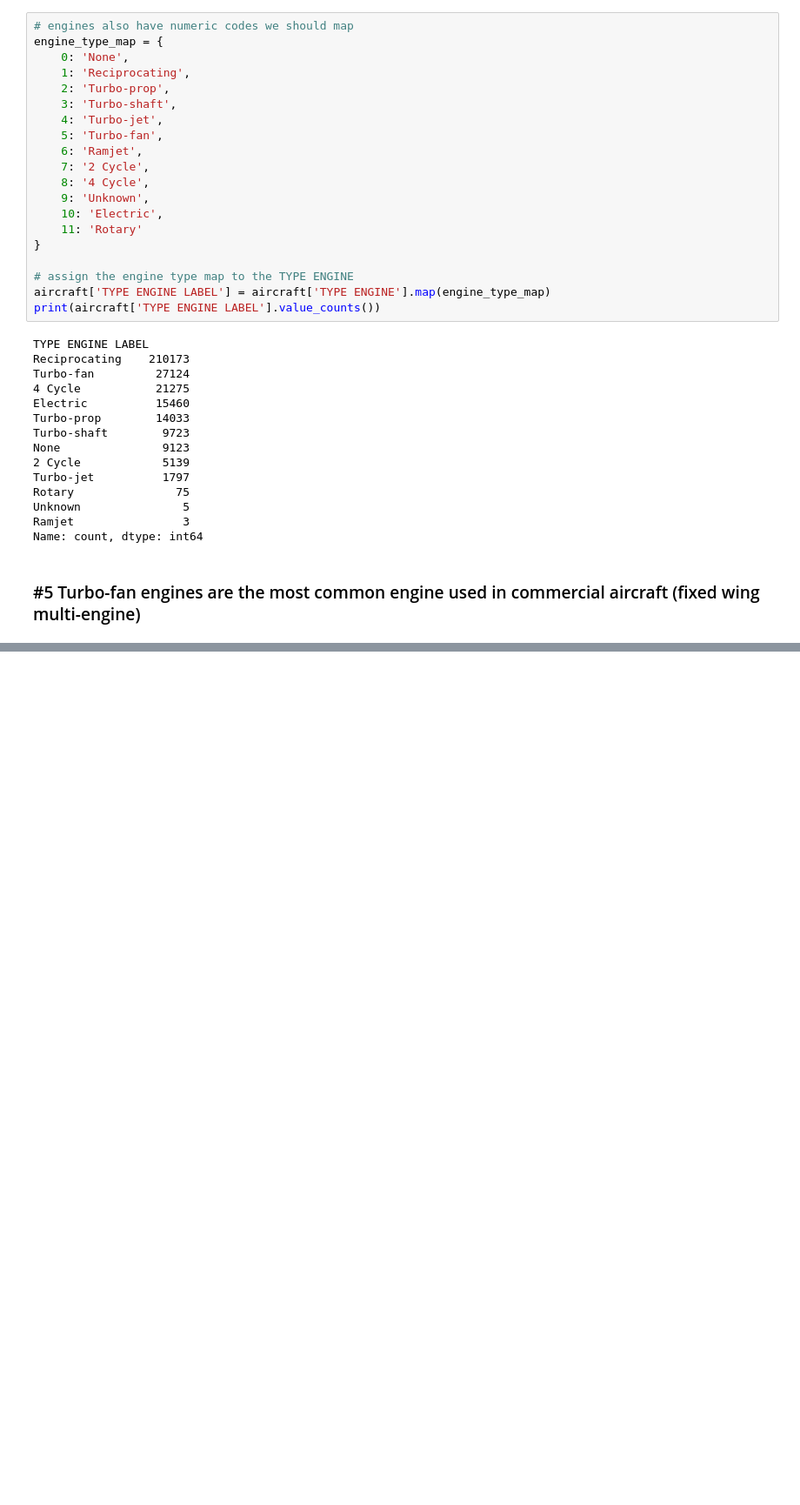
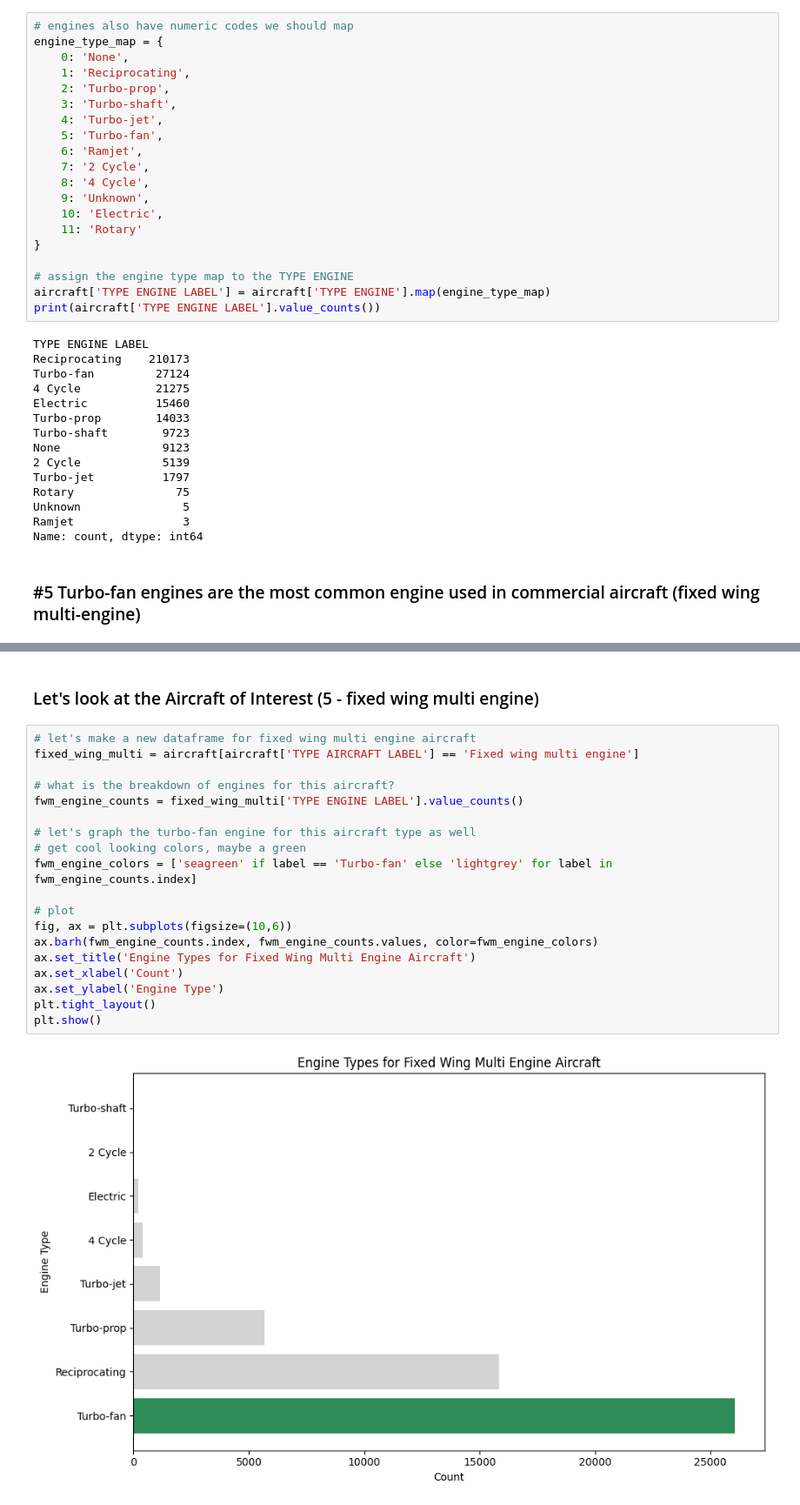
Before and after one commit to UC-Berkeley-I-School/207-Summer26-FinalProject-MLModel, a Jupyter notebook: teammates_notebook/justin_data_cleaning.ipynb, the cells around one changed output, grey strips where cells are left out. Shown at 87% size. Drawn from its saved outputs; the diff is of its cells as text; blank space fills up the shorter version.

```diff
--- a/teammates_notebook/justin_data_cleaning.ipynb
+++ b/teammates_notebook/justin_data_cleaning.ipynb
@@ -514,0 +550,23 @@ Name: count, dtype: int64
+# %% [markdown]
+### Let's look at the Aircraft of Interest (5 - fixed wing multi engine)
+# %%
+# let's make a new dataframe for fixed wing multi engine aircraft
+fixed_wing_multi = aircraft[aircraft['TYPE AIRCRAFT LABEL'] == 'Fixed wing multi engine']
+
+# what is the breakdown of engines for this aircraft?
+fwm_engine_counts = fixed_wing_multi['TYPE ENGINE LABEL'].value_counts()
+
+# let's graph the turbo-fan engine for this aircraft type as well
+# get cool looking colors, maybe a green
+fwm_engine_colors = ['seagreen' if label == 'Turbo-fan' else 'lightgrey' for label in fwm_engine_counts.index]
+
+# plot
+fig, ax = plt.subplots(figsize=(10,6))
+ax.barh(fwm_engine_counts.index, fwm_engine_counts.values, color=fwm_engine_colors)
+ax.set_title('Engine Types for Fixed Wing Multi Engine Aircraft')
+ax.set_xlabel('Count')
+ax.set_ylabel('Engine Type')
+plt.tight_layout()
+plt.show()
+# %% [output]
+[figure, added]
```
Also changed, not shown: parts of 7 cells of this notebook.
